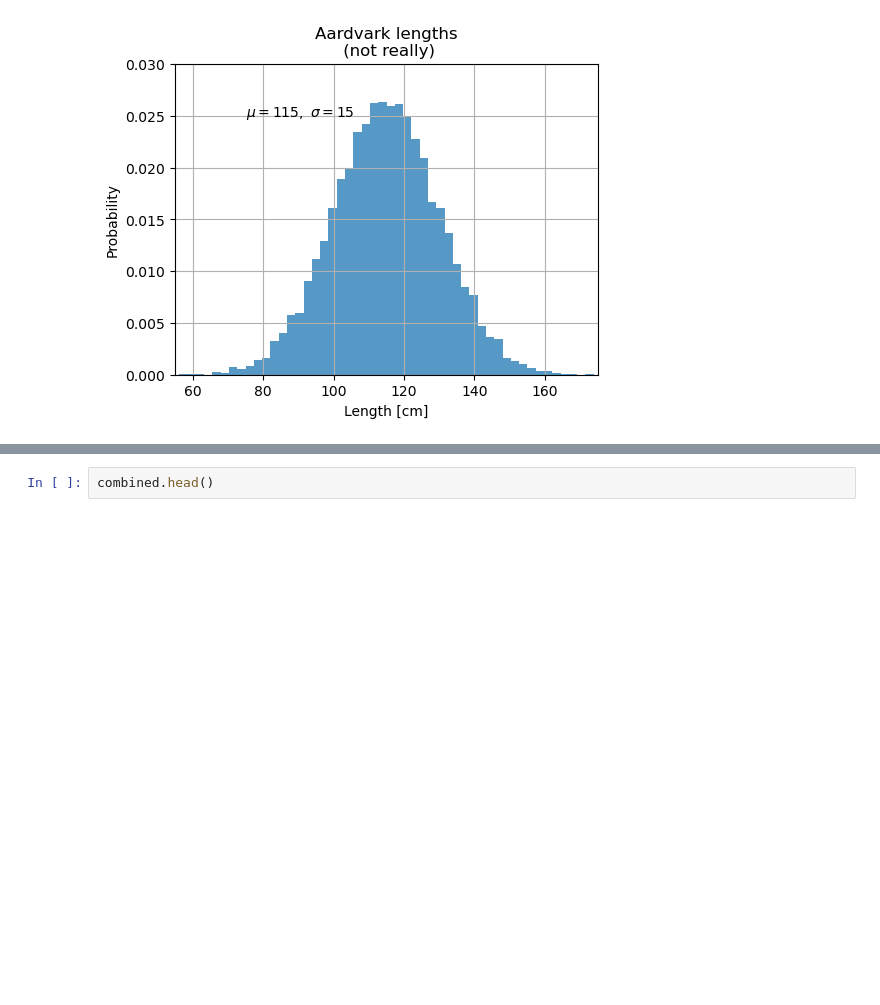
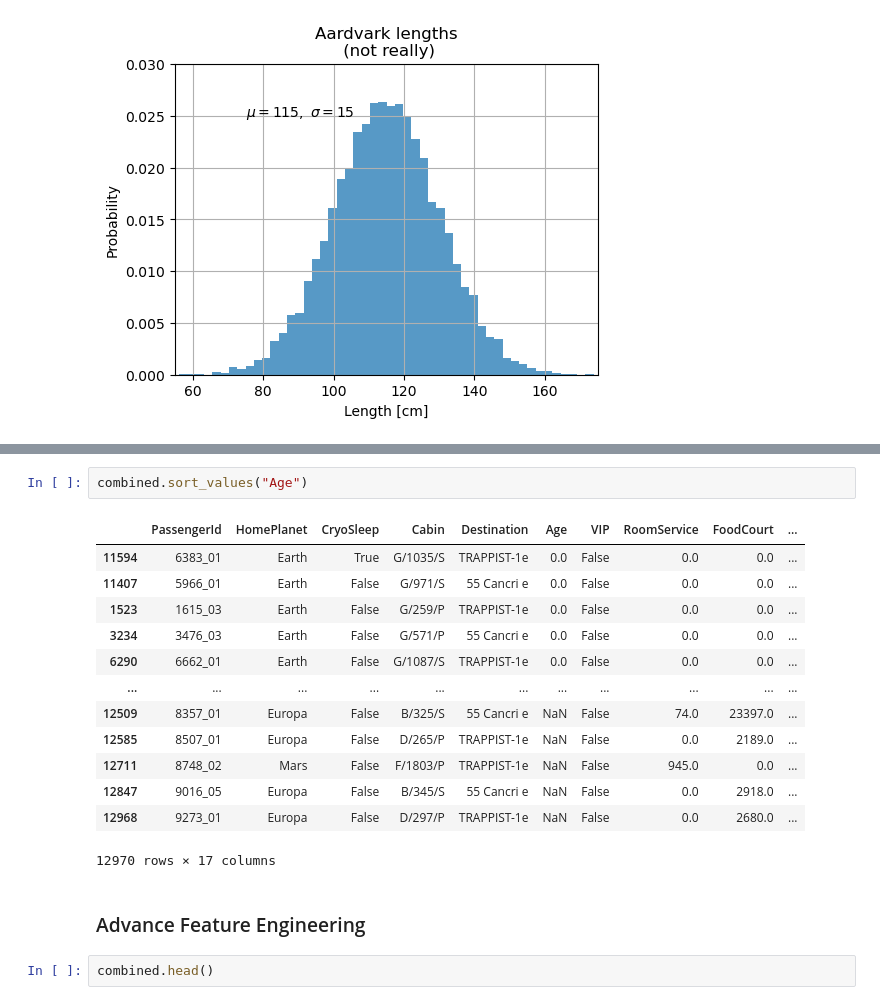
Before and after one commit to aKravtschenko/learning_ml, a Jupyter notebook: spaceship-titanic.ipynb, the cells around one changed output, grey strips where cells are left out. Cells and saved outputs as stored; diff of their text form; blank space fills up the shorter version.

```diff
--- a/spaceship-titanic.ipynb
+++ b/spaceship-titanic.ipynb
@@ -376,3 +475,21 @@ ax.grid(True)
+# %%
+combined.sort_values("Age")
+# %% [output]
+|  | PassengerId | HomePlanet | CryoSleep | Cabin | Destination | Age | VIP | RoomService | FoodCourt | ... |
+| 11594 | 6383_01 | Earth | True | G/1035/S | TRAPPIST-1e | 0.0 | False | 0.0 | 0.0 | ... |
+| 11407 | 5966_01 | Earth | False | G/971/S | 55 Cancri e | 0.0 | False | 0.0 | 0.0 | ... |
+| 1523 | 1615_03 | Earth | False | G/259/P | TRAPPIST-1e | 0.0 | False | 0.0 | 0.0 | ... |
+| 3234 | 3476_03 | Earth | False | G/571/P | 55 Cancri e | 0.0 | False | 0.0 | 0.0 | ... |
+| 6290 | 6662_01 | Earth | False | G/1087/S | TRAPPIST-1e | 0.0 | False | 0.0 | 0.0 | ... |
+| ... | ... | ... | ... | ... | ... | ... | ... | ... | ... | ... |
+| 12509 | 8357_01 | Europa | False | B/325/S | 55 Cancri e | NaN | False | 74.0 | 23397.0 | ... |
+| 12585 | 8507_01 | Europa | False | D/265/P | TRAPPIST-1e | NaN | False | 0.0 | 2189.0 | ... |
+| 12711 | 8748_02 | Mars | False | F/1803/P | TRAPPIST-1e | NaN | False | 945.0 | 0.0 | ... |
+| 12847 | 9016_05 | Europa | False | B/345/S | 55 Cancri e | NaN | False | 0.0 | 2918.0 | ... |
+| 12968 | 9273_01 | Europa | False | D/297/P | TRAPPIST-1e | NaN | False | 0.0 | 2680.0 | ... |
+12970 rows × 17 columns
+# %% [markdown]
+### Advance Feature Engineering
 # %%
 combined.head()
 # %% [output]
```
Also changed, not shown: parts of 18 cells of this notebook.
